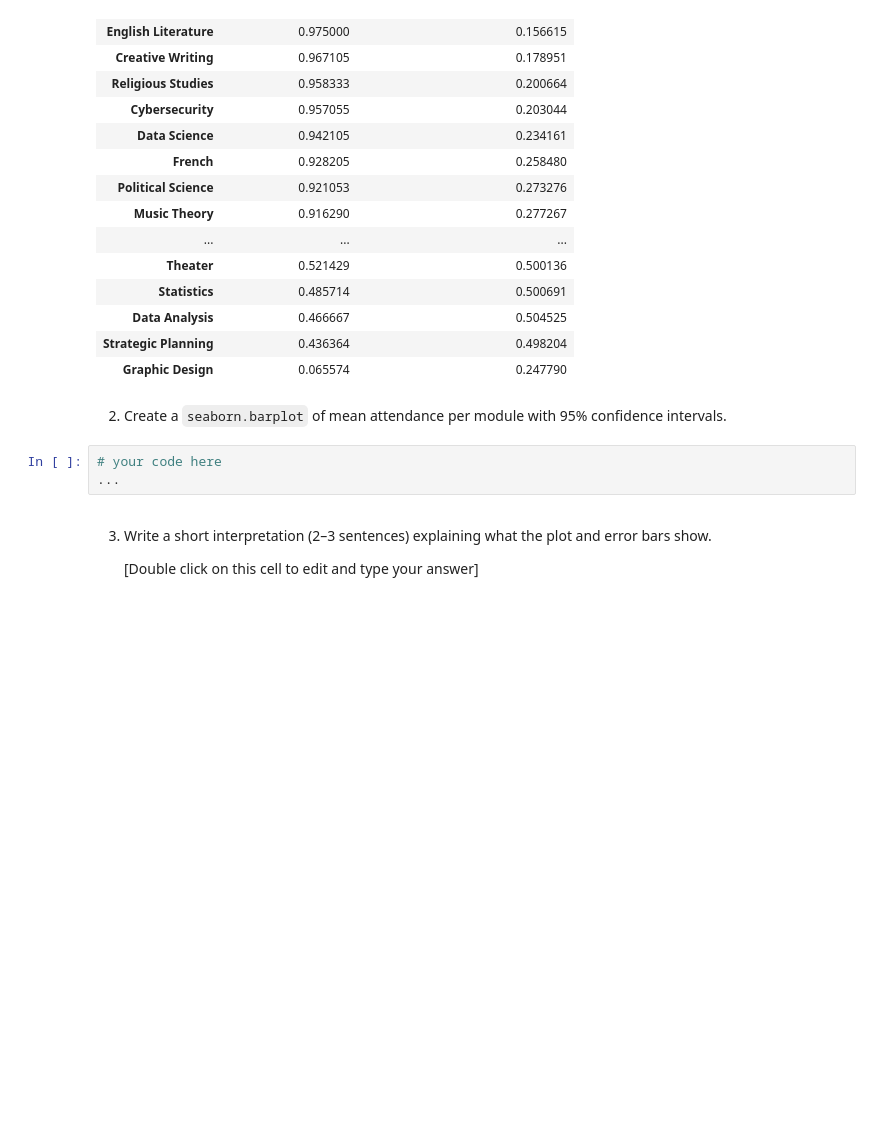
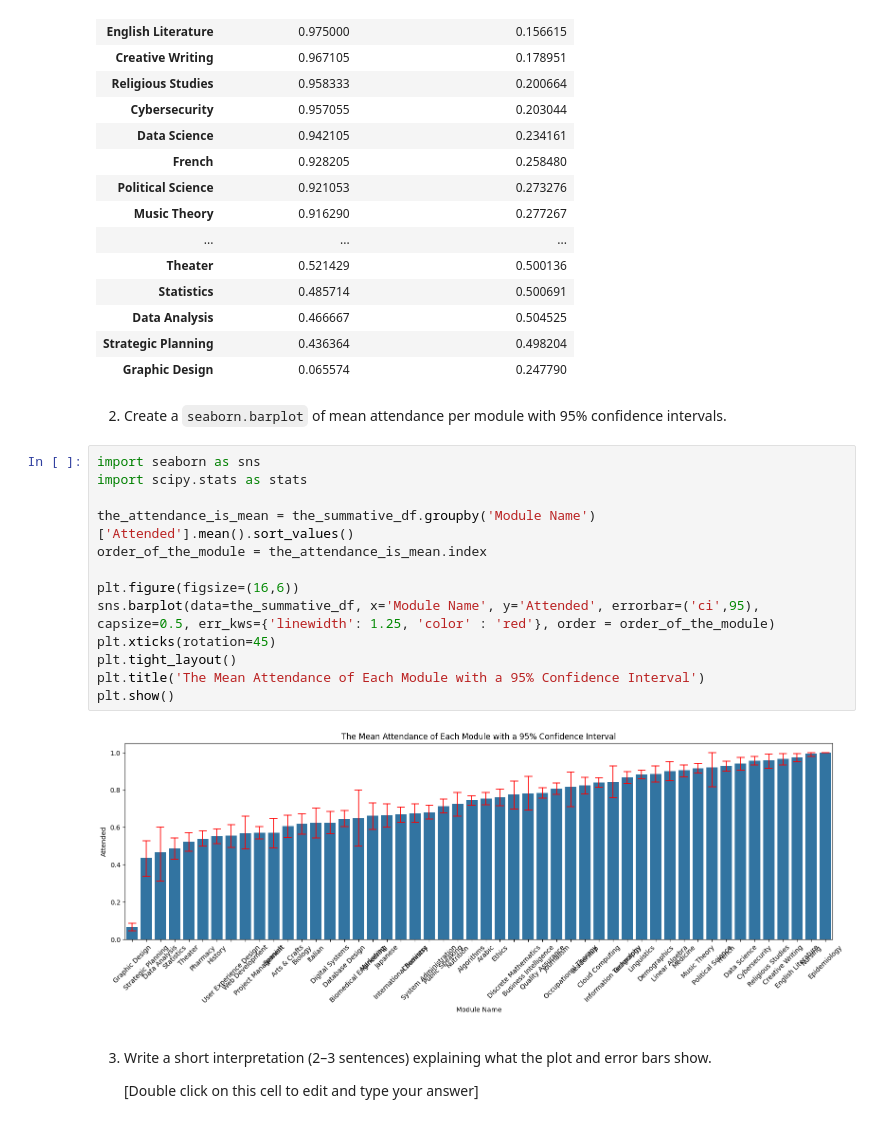
Before and after one commit to StemmedAxis06/M6006_assignment2_23360932014, a Jupyter notebook: summative1-1.ipynb, the cells around one changed output. Cells and saved outputs as stored; diff of their text form; blank space fills up the shorter version.

```diff
--- a/summative1-1.ipynb
+++ b/summative1-1.ipynb
@@ -381,8 +381,20 @@ ACs_hit_list
 # %% [markdown]
 2. Create a `seaborn.barplot` of mean attendance per module with 95% confidence intervals.
 # %%
-# your code here
-...
+import seaborn as sns
+import scipy.stats as stats
+
+the_attendance_is_mean = the_summative_df.groupby('Module Name')['Attended'].mean().sort_values()
+order_of_the_module = the_attendance_is_mean.index
+
+plt.figure(figsize=(16,6))
+sns.barplot(data=the_summative_df, x='Module Name', y='Attended', errorbar=('ci',95), capsize=0.5, err_kws={'linewidth': 1.25, 'color' : 'red'}, order = order_of_the_module)
+plt.xticks(rotation=45)
+plt.tight_layout()
+plt.title('The Mean Attendance of Each Module with a 95% Confidence Interval')
+plt.show()
+# %% [output]
+[figure, added]
 # %% [markdown]
 3. Write a short interpretation (2–3 sentences) explaining what the plot and error bars show.
 
```
